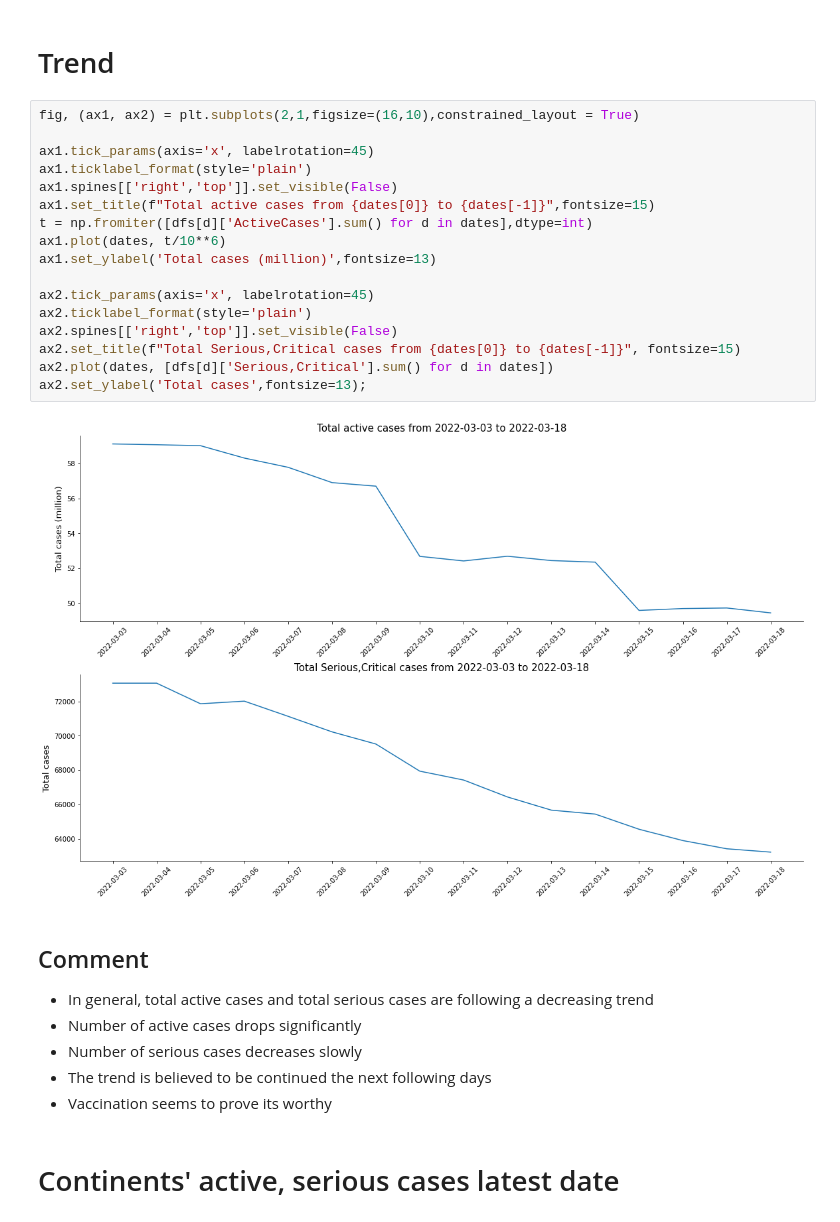
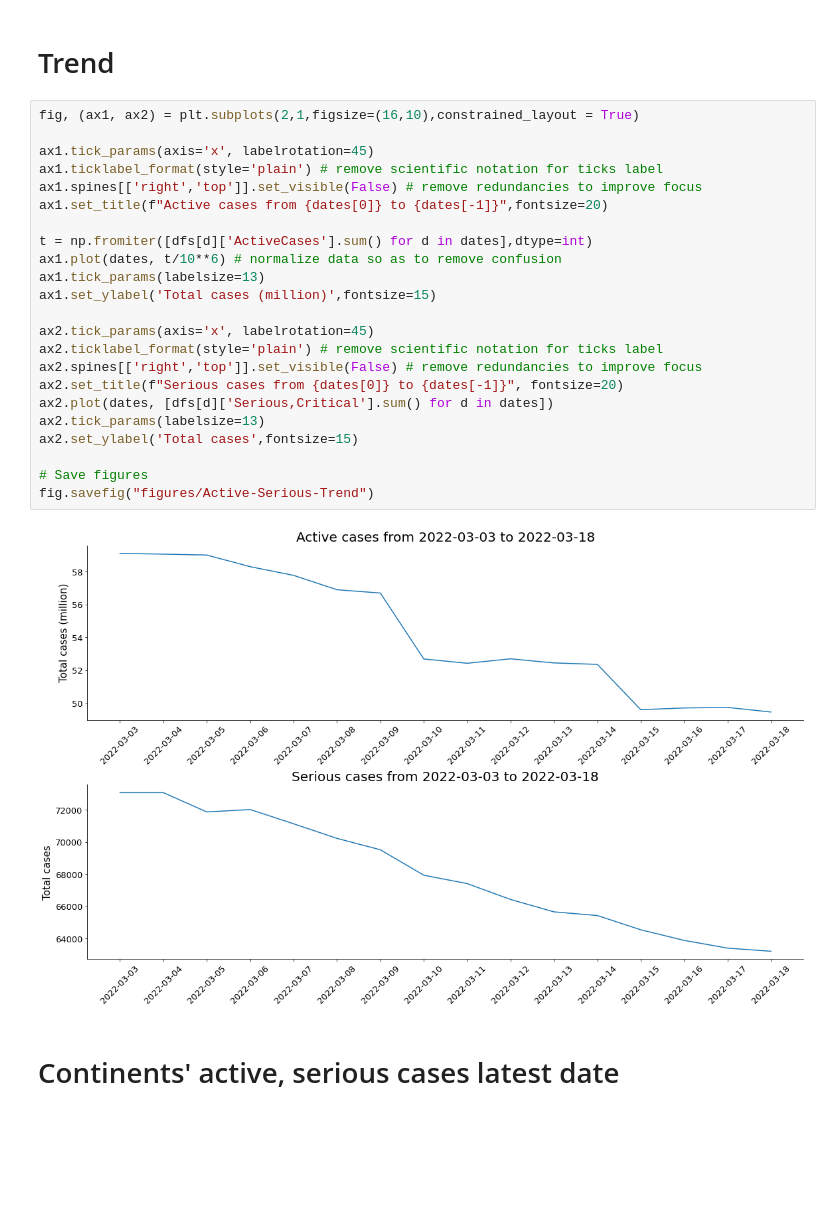
Before and after one commit to ndkhoa0704/Worldometers-explorer, a Jupyter notebook: Koa.ipynb, the cells around one changed output. Drawn from its saved outputs; the diff is of its cells as text; blank space fills up the shorter version.

Commit message:
Comment code, fix figs

```diff
--- a/Koa.ipynb
+++ b/Koa.ipynb
@@ -56,28 +35,27 @@ dfs[dates[0]]
 # %%
 fig, (ax1, ax2) = plt.subplots(2,1,figsize=(16,10),constrained_layout = True)
 
 ax1.tick_params(axis='x', labelrotation=45)
-ax1.ticklabel_format(style='plain')
-ax1.spines[['right','top']].set_visible(False)
-ax1.set_title(f"Total active cases from {dates[0]} to {dates[-1]}",fontsize=15)
+ax1.ticklabel_format(style='plain') # remove scientific notation for ticks label
+ax1.spines[['right','top']].set_visible(False) # remove redundancies to improve focus
+ax1.set_title(f"Active cases from {dates[0]} to {dates[-1]}",fontsize=20)
+
 t = np.fromiter([dfs[d]['ActiveCases'].sum() for d in dates],dtype=int)
-ax1.plot(dates, t/10**6)
-ax1.set_ylabel('Total cases (million)',fontsize=13)
+ax1.plot(dates, t/10**6) # normalize data so as to remove confusion
+ax1.tick_params(labelsize=13)
+ax1.set_ylabel('Total cases (million)',fontsize=15)
 
 ax2.tick_params(axis='x', labelrotation=45)
-ax2.ticklabel_format(style='plain')
-ax2.spines[['right','top']].set_visible(False)
-ax2.set_title(f"Total Serious,Critical cases from {dates[0]} to {dates[-1]}", fontsize=15)
+ax2.ticklabel_format(style='plain') # remove scientific notation for ticks label
+ax2.spines[['right','top']].set_visible(False) # remove redundancies to improve focus
+ax2.set_title(f"Serious cases from {dates[0]} to {dates[-1]}", fontsize=20)
 ax2.plot(dates, [dfs[d]['Serious,Critical'].sum() for d in dates])
-ax2.set_ylabel('Total cases',fontsize=13);
+ax2.tick_params(labelsize=13)
+ax2.set_ylabel('Total cases',fontsize=15)
+
+# Save figures
+fig.savefig("figures/Active-Serious-Trend")
 # %% [output]
-[figure, old version]
+[figure, new version]
-# %% [markdown]
-## Comment
-- In general, total active cases and total serious cases are following a decreasing trend
-- Number of active cases drops significantly
-- Number of serious cases decreases slowly
-- The trend is believed to be continued the next following days
-- Vaccination seems to prove its worthy
 # %% [markdown]
 # Continents' active, serious cases latest date
```
Also changed, not shown: parts of 9 cells of this notebook, 26 other files.
